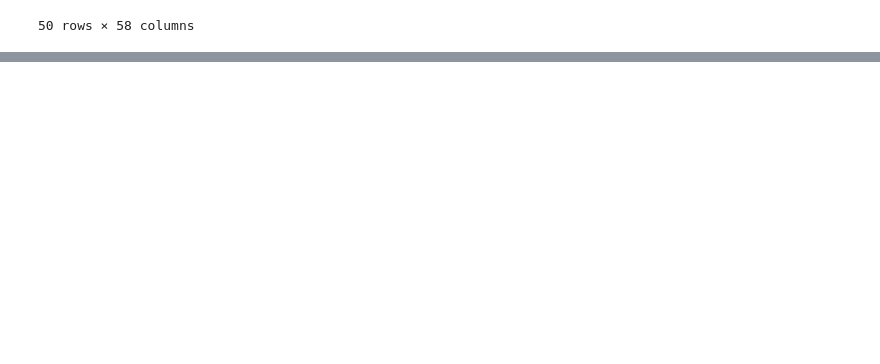
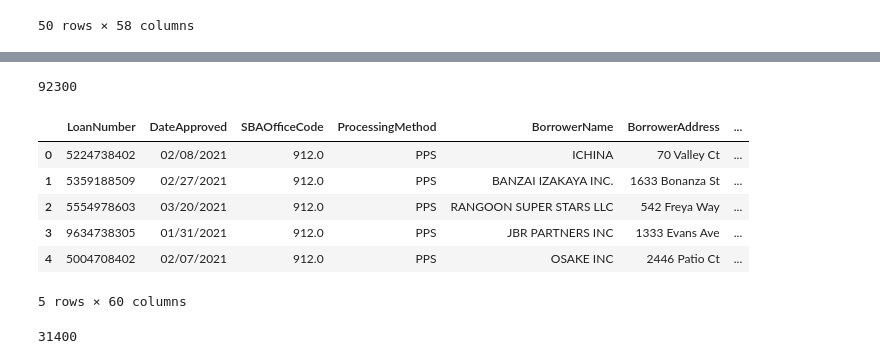
Before and after one commit to trang-van/afn, a Jupyter notebook: ppp-loan-data/notebooks/match_business_names_exploratory.ipynb, the cells around one changed output, grey strips where cells are left out. Saved outputs shown, nothing was run; the diff lists cells and outputs as text; code cells hidden in the pictures; blank space fills up the shorter version.

```diff
--- a/ppp-loan-data/notebooks/match_business_names_exploratory.ipynb
+++ b/ppp-loan-data/notebooks/match_business_names_exploratory.ipynb
@@ -142,0 +212,20 @@ True
+# %%
+len(orbis_df)
+# %% [output]
+92300
+# %%
+# Clean PPP Name Column
+ppp_df['BorrowerName - Clean'] = ppp_df['BorrowerName'].apply(lambda x: cleanco(x).clean_name())
+ppp_df.head()
+# %% [output]
+|  | LoanNumber | DateApproved | SBAOfficeCode | ProcessingMethod | BorrowerName | BorrowerAddress | ... |
+| 0 | 5224738402 | 02/08/2021 | 912.0 | PPS | ICHINA | 70 Valley Ct | ... |
+| 1 | 5359188509 | 02/27/2021 | 912.0 | PPS | BANZAI IZAKAYA INC. | 1633 Bonanza St | ... |
+| 2 | 5554978603 | 03/20/2021 | 912.0 | PPS | RANGOON SUPER STARS LLC | 542 Freya Way | ... |
+| 3 | 9634738305 | 01/31/2021 | 912.0 | PPS | JBR PARTNERS INC | 1333 Evans Ave | ... |
+| 4 | 5004708402 | 02/07/2021 | 912.0 | PPS | OSAKE INC | 2446 Patio Ct | ... |
+5 rows × 60 columns
+# %%
+len(ppp_df)
+# %% [output]
+31400
```
Also changed, not shown: parts of 41 cells of this notebook.
